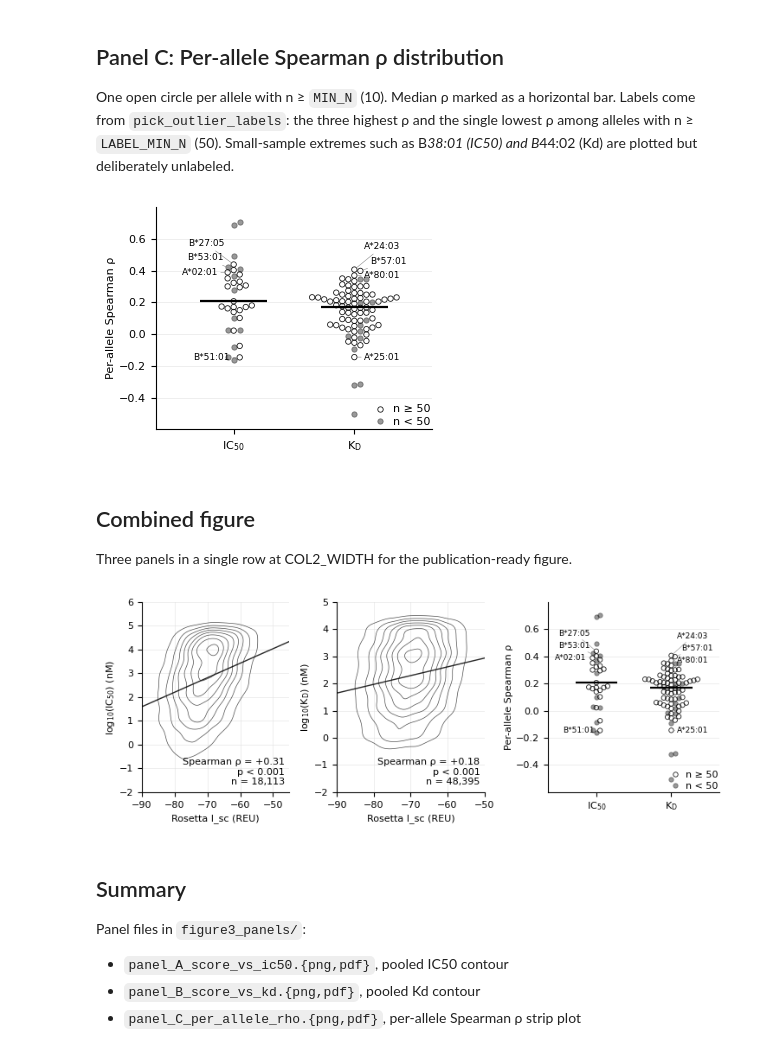
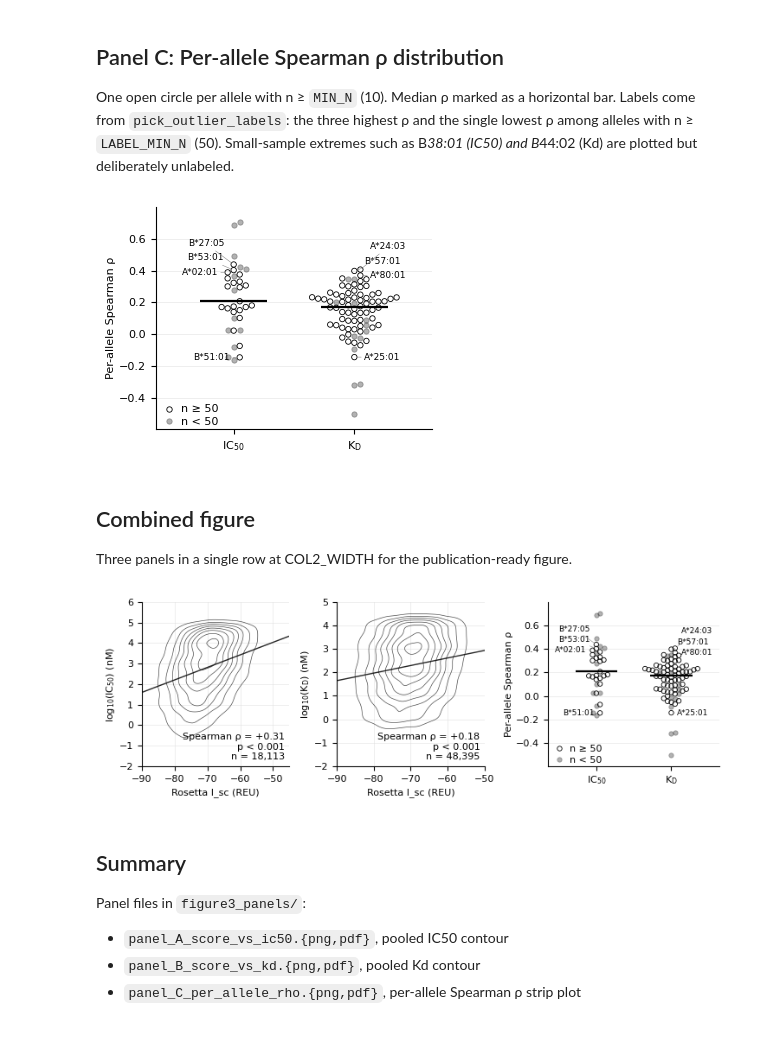
Before and after one commit to kunikohunter/PepBind3D, a Jupyter notebook: 06_figure3_panels.ipynb, the cells around one changed output. Saved outputs shown, nothing was run; the diff lists cells and outputs as text; code cells hidden in the pictures.

Commit message:
Shorten Figure 3

```diff
--- a/06_figure3_panels.ipynb
+++ b/06_figure3_panels.ipynb
@@ -413,12 +413,12 @@ def draw_per_allele(ax, ic50_a, kd_a, labels_by_metric=None, jitter_seed=0):
     # Columns set far enough apart that two swarms can spread without meeting.
     positions = {'IC50': 0.0, 'Kd': 1.5}
     # Roughly a marker diameter, in data units, on each axis.
-    Y_TOL, X_STEP = 0.030, 0.075
+    Y_TOL, X_STEP = 0.034, 0.075
 
     LABEL_MIN_N = 50          # same threshold pick_outlier_labels uses
     MARKER_SIZE = 15
     MARKER_LW = 0.6
-    ALPHA_WELL, ALPHA_SMALL = 0.9, 0.4
+    ALPHA_WELL, ALPHA_SMALL = 1.0, 0.3
 
     label_pts = {}
     for metric, frame in (('IC50', ic50_a), ('Kd', kd_a)):
@@ -454,7 +454,7 @@ def draw_per_allele(ax, ic50_a, kd_a, labels_by_metric=None, jitter_seed=0):
                   markeredgecolor='black', alpha=ALPHA_SMALL,
                   markeredgewidth=MARKER_LW, markersize=3.9,
                   label=f'n < {LABEL_MIN_N}')]
-    ax.legend(handles=key, loc='lower right', frameon=False,
+    ax.legend(handles=key, loc='lower left', frameon=False,
               fontsize=FONT_SIZE, handletextpad=0.1, labelspacing=0.25,
               borderpad=0.1, borderaxespad=0.1)
 
@@ -506,32 +506,32 @@ fig.savefig(FIG_DIR / 'panel_C_per_allele_rho.png')
 fig.savefig(FIG_DIR / 'panel_C_per_allele_rho.pdf')
 plt.show()
 # %% [output]
-[figure, old version]
+[figure, new version]
 # %% [markdown]
 ## Combined figure
 
 Three panels in a single row at COL2_WIDTH for the publication-ready figure.
 # %%
-fig = plt.figure(figsize=(COL2_WIDTH, 2.7), constrained_layout=True)
+fig = plt.figure(figsize=(COL2_WIDTH, 2.4), constrained_layout=True)
 # NOTE: constrained_layout manages spacing; do not pass wspace here.
 axes = fig.subplots(1, 3, gridspec_kw={'width_ratios': [1.8, 1.8, 2.1]})
 fig.set_constrained_layout_pads(w_pad=0.05, h_pad=0.05, wspace=0.05, hspace=0.0)
 
 draw_score_vs_affinity(axes[0], ic50_df, rho_ic50, p_ic50,
                        x_label=f'Rosetta {METRIC_LABEL} (REU)',
                        y_label='log$_{10}$(IC$_{50}$) (nM)',
                        xlim=IC50_XLIM, ylim=IC50_YLIM)
 draw_score_vs_affinity(axes[1], kd_df, rho_kd, p_kd,
                        x_label=f'Rosetta {METRIC_LABEL} (REU)',
                        y_label='log$_{10}$(K$_\\mathrm{D}$) (nM)',
                        xlim=KD_XLIM, ylim=KD_YLIM)
 draw_per_allele(axes[2], ic50_alleles, kd_alleles, labels_by_metric)
 
 fig.savefig(FIG_DIR / 'figure3_combined.png', dpi=1200)  # 1200 dpi is far above journal need
 fig.savefig(FIG_DIR / 'figure3_combined.pdf')
 plt.show()
 # %% [output]
-[figure, old version]
+[figure, new version]
 # %% [markdown]
 ## Summary
 
```
